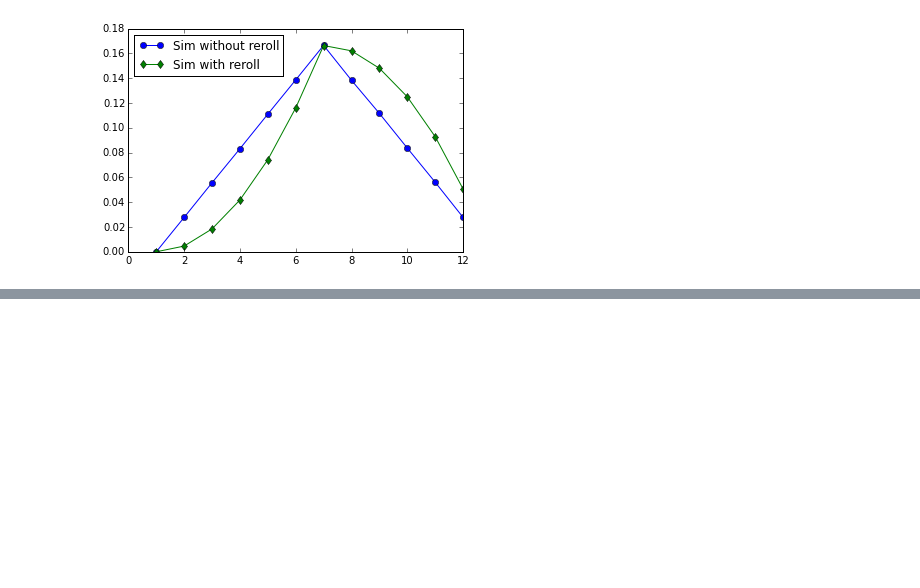
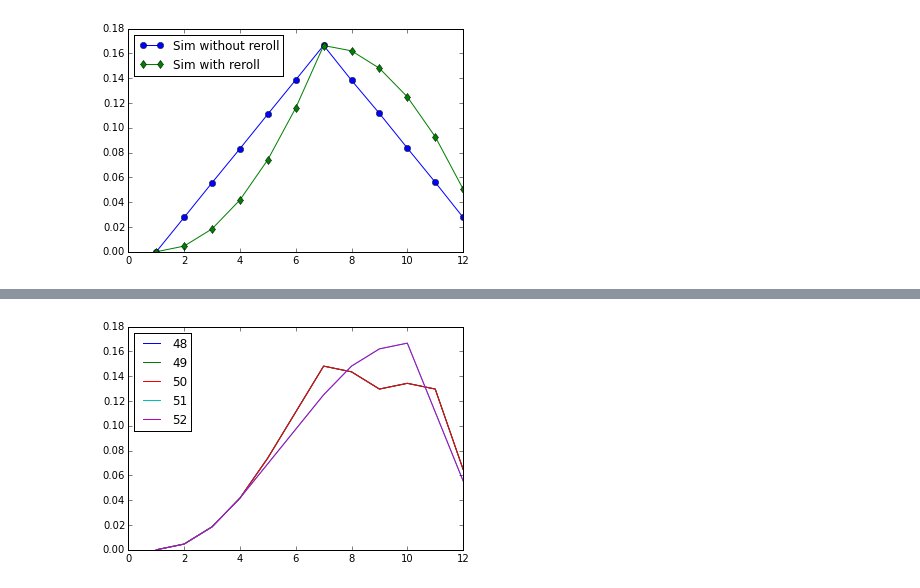
Before and after one commit to sqamara/Dice, a Jupyter notebook: two_die_analysis.ipynb, the cells around one changed output, grey strips where cells are left out. Drawn from its saved outputs; the diff is of its cells as text; code cells hidden in the pictures; blank space fills up the shorter version.

```diff
--- a/two_die_analysis.ipynb
+++ b/two_die_analysis.ipynb
@@ -101,0 +311,89 @@ plt.legend(loc='best')
+# %%
+pp_equals_48 = [
+0.000000,
+0.004630,
+0.018519,
+0.041667,
+0.074074,
+0.111111,
+0.148148,
+0.143519,
+0.129630,
+0.134259,
+0.129630,
+0.064815,
+]
+
+pp_equals_49 = [
+0.000000,
+0.004630,
+0.018519,
+0.041667,
+0.074074,
+0.111111,
+0.148148,
+0.143519,
+0.129630,
+0.134259,
+0.129630,
+0.064815,
+]
+
+pp_equals_50 = [
+0.000000,
+0.004630,
+0.018519,
+0.041667,
+0.074074,
+0.111111,
+0.148148,
+0.143519,
+0.129630,
+0.134259,
+0.129630,
+0.064815,
+]
+
+pp_equals_51 = [
+0.000000,
+0.004630,
+0.018519,
+0.041667,
+0.069444,
+0.097222,
+0.125000,
+0.148148,
+0.162037,
+0.166667,
+0.111111,
+0.055556,
+]
+
+pp_equals_52 = [
+0.000000,
+0.004630,
+0.018519,
+0.041667,
+0.069444,
+0.097222,
+0.125000,
+0.148148,
+0.162037,
+0.166667,
+0.111111,
+0.055556,
+]
+
+name_to_list.update({'pp_equals_52' : pp_equals_52,
+                     'pp_equals_51' : pp_equals_51,
+                     'pp_equals_50' : pp_equals_50,
+                     'pp_equals_49' : pp_equals_49,
+                     'pp_equals_48' : pp_equals_48,
+                    })
+
+for p in range (48,53, 1):
+    print (" A PURSUE_PERCENT of {} has an expected value of {}".format(p, expected_value(name_to_list["pp_equals_{}".format(p)])))
+    plt.plot(x_axis, name_to_list["pp_equals_{}".format(p)], label='{}'.format(p))
+plt.legend()
+plt.legend(loc='best')
+# %% [output]
@@ -101,0 +406 @@ plt.legend(loc='best')
+[figure, added]
```
Also changed, not shown: parts of 6 cells of this notebook, 1 other file.
